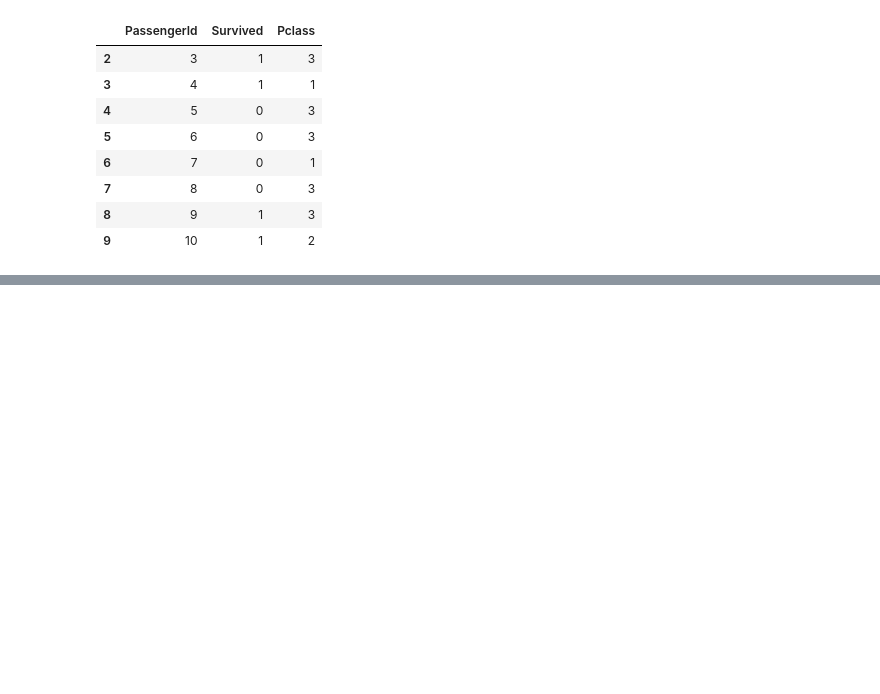
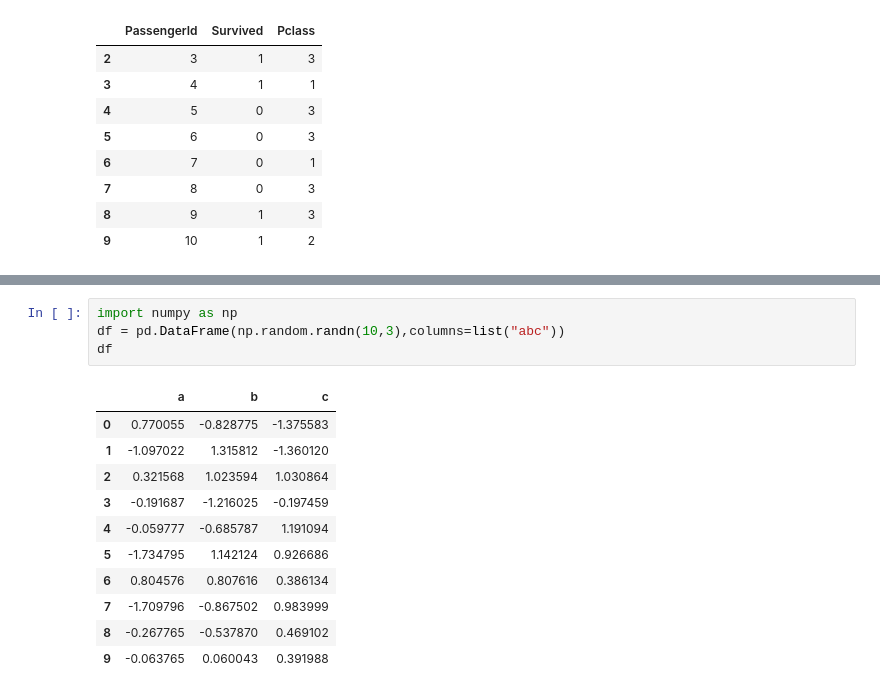
Before and after one commit to deepaknandeshwar17/LIT-py, a Jupyter notebook: pandas_practice.ipynb, the cells around one changed output, grey strips where cells are left out. Drawn from its saved outputs; the diff is of its cells as text; blank space fills up the shorter version.

```diff
--- a/pandas_practice.ipynb
+++ b/pandas_practice.ipynb
@@ -121,0 +241,16 @@ titanic_data.iloc[2:10,0:3]
+# %%
+import numpy as np
+df = pd.DataFrame(np.random.randn(10,3),columns=list("abc"))
+df
+# %% [output]
+|  | a | b | c |
+| 0 | 0.770055 | -0.828775 | -1.375583 |
+| 1 | -1.097022 | 1.315812 | -1.360120 |
+| 2 | 0.321568 | 1.023594 | 1.030864 |
+| 3 | -0.191687 | -1.216025 | -0.197459 |
+| 4 | -0.059777 | -0.685787 | 1.191094 |
+| 5 | -1.734795 | 1.142124 | 0.926686 |
+| 6 | 0.804576 | 0.807616 | 0.386134 |
+| 7 | -1.709796 | -0.867502 | 0.983999 |
+| 8 | -0.267765 | -0.537870 | 0.469102 |
+| 9 | -0.063765 | 0.060043 | 0.391988 |
```
Also changed, not shown: parts of 18 cells of this notebook, 2 other files.
